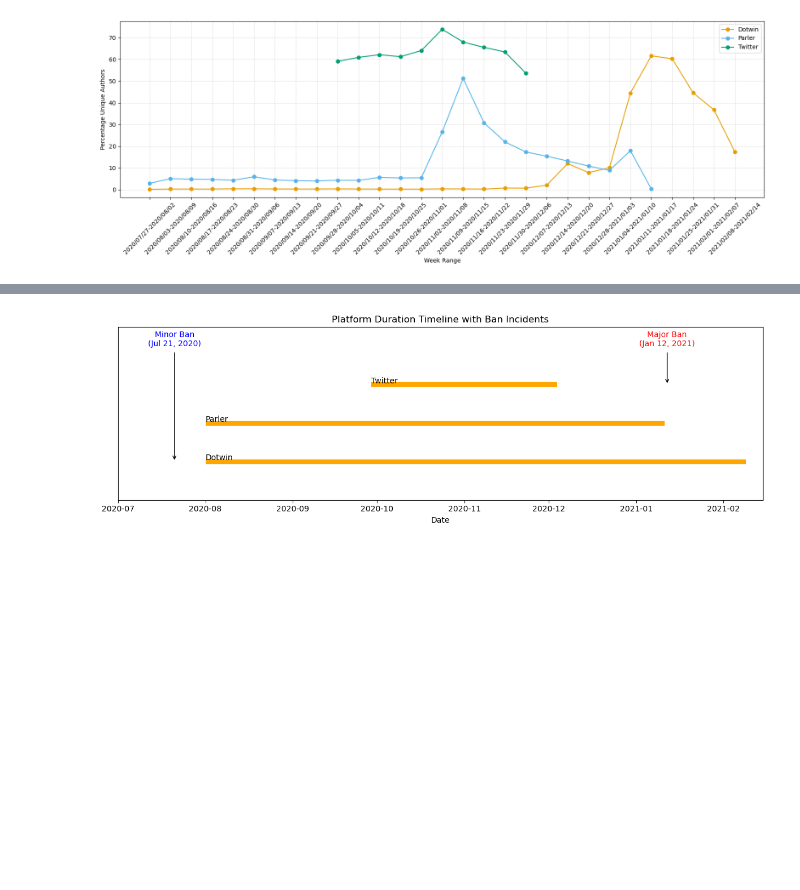
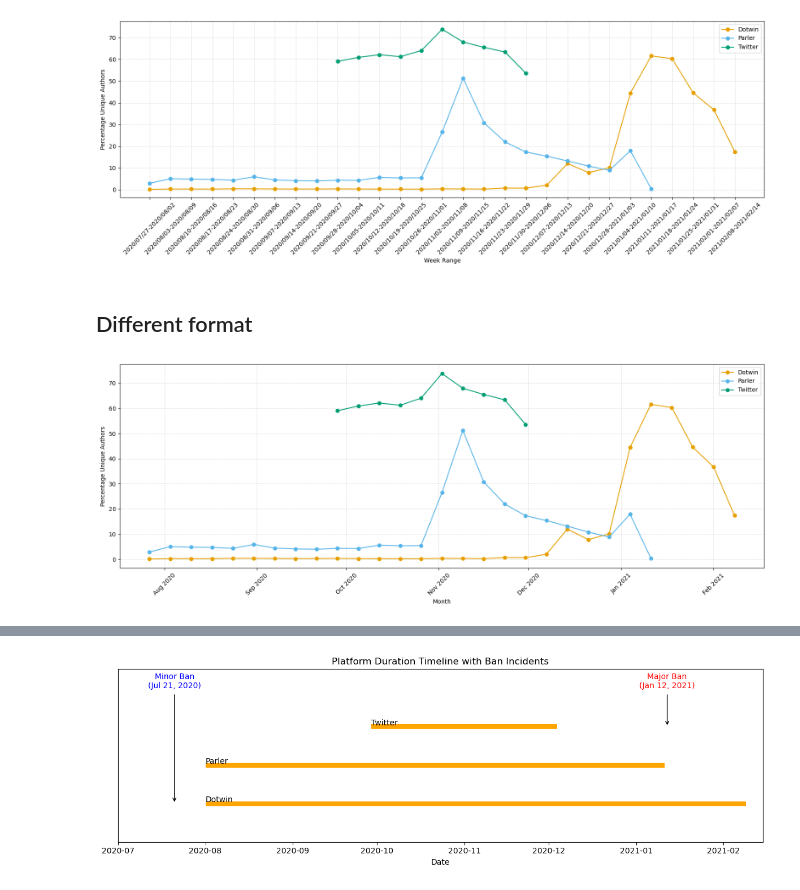
Before and after one commit to nmrastogi/QAnon, a Jupyter notebook: week_analysis.ipynb, the cells around one changed output, grey strips where cells are left out. Cells and saved outputs as stored; diff of their text form; code cells hidden in the pictures; blank space fills up the shorter version.

```diff
--- a/week_analysis.ipynb
+++ b/week_analysis.ipynb
@@ -2580,3 +2580,55 @@ plt.tight_layout()
 plt.show()
 # %% [output]
 [figure]
+# %% [markdown]
+## Different format
+# %%
+import pandas as pd
+import matplotlib.pyplot as plt
+from datetime import datetime, timedelta
+import matplotlib.dates as mdates
+
+# Colorblind-friendly colors
+colors = ['#E69F00', '#56B4E9', '#009E73']
+
+# Parse the week start date from your existing 'year_week' column
+def get_week_start(week_value):
+    try:
+        if isinstance(week_value, pd.Period):
+            return week_value.start_time
+        else:
+            start_str = str(week_value).split("/")[0]
+            return datetime.strptime(start_str, "%Y-%m-%d")
+    except Exception:
+        return pd.NaT
+
+# Apply to get a datetime column for plotting
+df1['week_start'] = df1['year_week'].apply(get_week_start)
+df2['week_start'] = df2['year_week'].apply(get_week_start)
+dp['week_start'] = dp['year_week'].apply(get_week_start)
+
+# Plotting
+plt.figure(figsize=(16, 6))
+
+plt.plot(df1['week_start'], df1['unique_authors'],
+         label='Dotwin', linestyle='-', marker='o', color=colors[0])
+
+plt.plot(df2['week_start'], df2['creator'],
+         label='Parler', linestyle='-', marker='o', color=colors[1])
+
+plt.plot(dp['week_start'], dp['unique_user_count'],
+         label='Twitter', linestyle='-', marker='o', color=colors[2])
+
+# Format x-axis to show Month and Year
+plt.gca().xaxis.set_major_formatter(mdates.DateFormatter('%b %Y'))
+plt.gca().xaxis.set_major_locator(mdates.MonthLocator())
+
+plt.xlabel('Month')
+plt.ylabel('Percentage Unique Authors')
+plt.legend()
+plt.xticks(rotation=45)
+plt.grid(True, which='both', linestyle='--', linewidth=0.5, alpha=0.7)
+plt.tight_layout()
+plt.show()
+# %% [output]
+[figure, added]
```
Also changed, not shown: parts of 1 cell of this notebook, 1 other file.
